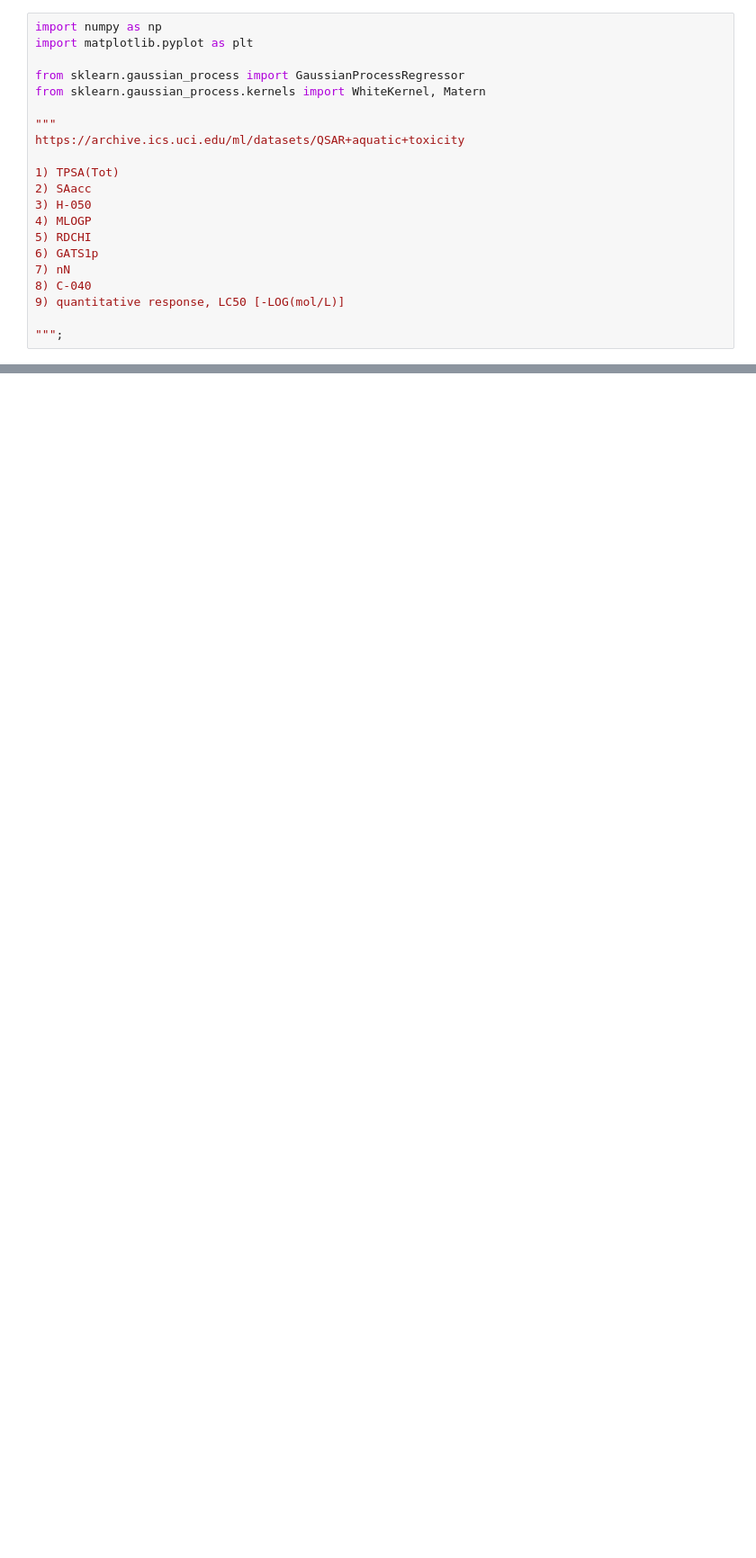
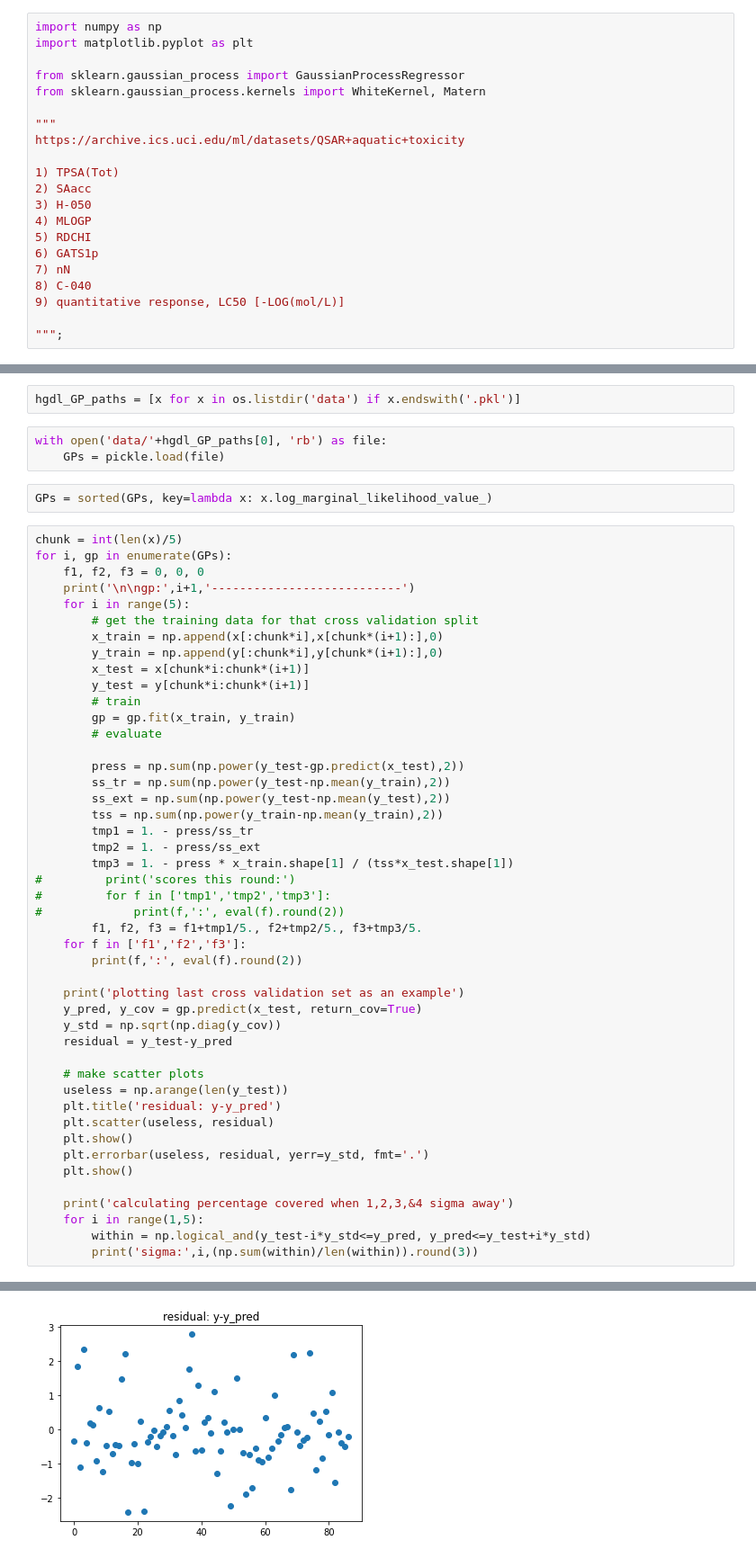
Before and after one commit to lbl-camera/HGDL, a Jupyter notebook: paper/bio/sklearn.ipynb, the cells around one changed output, grey strips where cells are left out. Shown: that part at 90% size. Drawn from its saved outputs; the diff is of its cells as text; blank space fills up the shorter version.

```diff
--- a/paper/bio/sklearn.ipynb
+++ b/paper/bio/sklearn.ipynb
@@ -91,0 +331,54 @@ np.save('data/sklearn_theta',gpr.kernel_.theta)
+# %%
+hgdl_GP_paths = [x for x in os.listdir('data') if x.endswith('.pkl')]
+# %%
+with open('data/'+hgdl_GP_paths[0], 'rb') as file:
+    GPs = pickle.load(file)
+# %%
+GPs = sorted(GPs, key=lambda x: x.log_marginal_likelihood_value_)
+# %%
+chunk = int(len(x)/5)
+for i, gp in enumerate(GPs):
+    f1, f2, f3 = 0, 0, 0
+    print('\n\ngp:',i+1,'---------------------------')
+    for i in range(5):
+        # get the training data for that cross validation split
+        x_train = np.append(x[:chunk*i],x[chunk*(i+1):],0)
+        y_train = np.append(y[:chunk*i],y[chunk*(i+1):],0)
+        x_test = x[chunk*i:chunk*(i+1)]
+        y_test = y[chunk*i:chunk*(i+1)]
+        # train
+        gp = gp.fit(x_train, y_train)
+        # evaluate
+
+        press = np.sum(np.power(y_test-gp.predict(x_test),2))
+        ss_tr = np.sum(np.power(y_test-np.mean(y_train),2))
+        ss_ext = np.sum(np.power(y_test-np.mean(y_test),2))
+        tss = np.sum(np.power(y_train-np.mean(y_train),2))
+        tmp1 = 1. - press/ss_tr
+        tmp2 = 1. - press/ss_ext
+        tmp3 = 1. - press * x_train.shape[1] / (tss*x_test.shape[1])
+#         print('scores this round:')
+#         for f in ['tmp1','tmp2','tmp3']:
+#             print(f,':', eval(f).round(2))
+        f1, f2, f3 = f1+tmp1/5., f2+tmp2/5., f3+tmp3/5.
+    for f in ['f1','f2','f3']:
+        print(f,':', eval(f).round(2))
+
+    print('plotting last cross validation set as an example')
+    y_pred, y_cov = gp.predict(x_test, return_cov=True)
+    y_std = np.sqrt(np.diag(y_cov))
+    residual = y_test-y_pred
+
+    # make scatter plots
+    useless = np.arange(len(y_test))
+    plt.title('residual: y-y_pred')
+    plt.scatter(useless, residual)
+    plt.show()
+    plt.errorbar(useless, residual, yerr=y_std, fmt='.')
+    plt.show()
+
+    print('calculating percentage covered when 1,2,3,&4 sigma away')
+    for i in range(1,5):
+        within = np.logical_and(y_test-i*y_std<=y_pred, y_pred<=y_test+i*y_std)
+        print('sigma:',i,(np.sum(within)/len(within)).round(3))
+# %% [output]
@@ -91,0 +390 @@ np.save('data/sklearn_theta',gpr.kernel_.theta)
+[figure, added]
```
Also changed, not shown: parts of 62 cells of this notebook, 11 other files.
